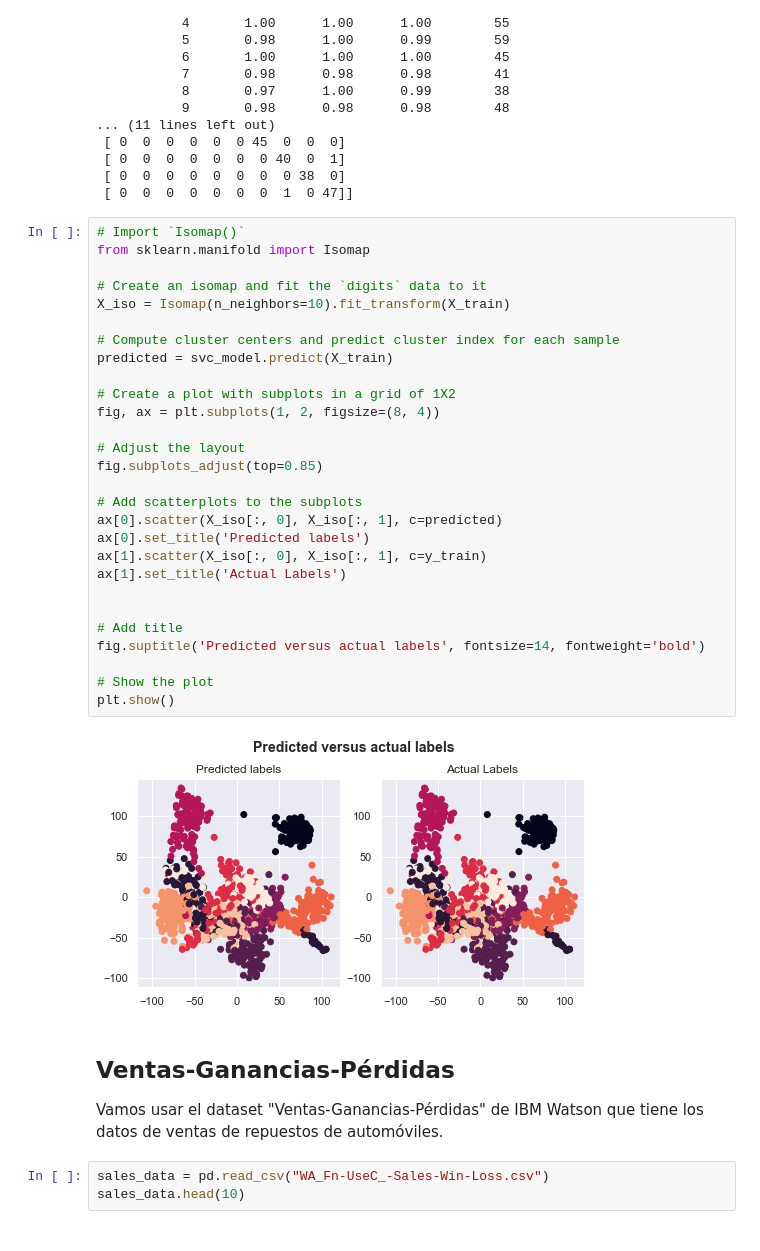
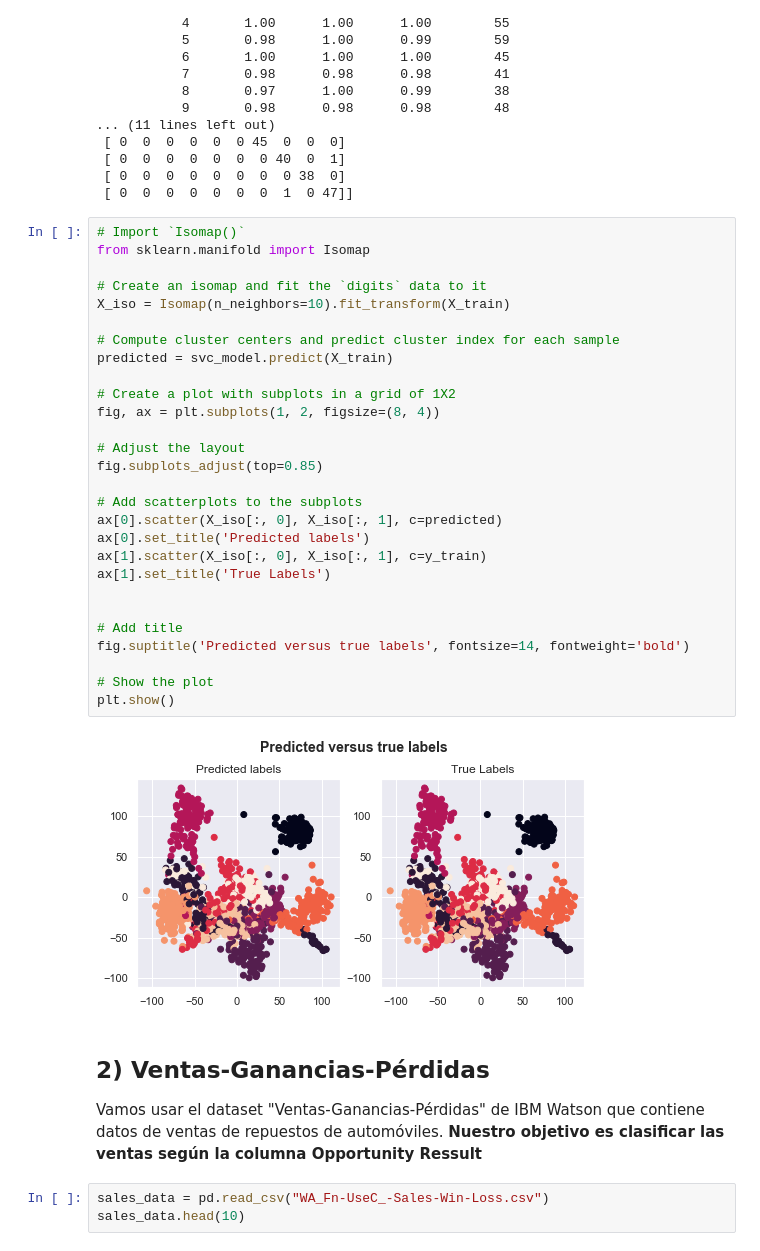
Before and after one commit to GAMES-UChile/Curso-BancoEstado, a Jupyter notebook: modulo4/modulo4.ipynb, the cells around one changed output. Cells and saved outputs as stored; diff of their text form.

```diff
--- a/modulo4/modulo4.ipynb
+++ b/modulo4/modulo4.ipynb
@@ -339,36 +342,36 @@ print(metrics.confusion_matrix(y_test, predicted))
 # %%
 # Import `Isomap()`
 from sklearn.manifold import Isomap
 
 # Create an isomap and fit the `digits` data to it
 X_iso = Isomap(n_neighbors=10).fit_transform(X_train)
 
 # Compute cluster centers and predict cluster index for each sample
 predicted = svc_model.predict(X_train)
 
 # Create a plot with subplots in a grid of 1X2
 fig, ax = plt.subplots(1, 2, figsize=(8, 4))
 
 # Adjust the layout
 fig.subplots_adjust(top=0.85)
 
 # Add scatterplots to the subplots
 ax[0].scatter(X_iso[:, 0], X_iso[:, 1], c=predicted)
 ax[0].set_title('Predicted labels')
 ax[1].scatter(X_iso[:, 0], X_iso[:, 1], c=y_train)
-ax[1].set_title('Actual Labels')
+ax[1].set_title('True Labels')
 
 
 # Add title
-fig.suptitle('Predicted versus actual labels', fontsize=14, fontweight='bold')
+fig.suptitle('Predicted versus true labels', fontsize=14, fontweight='bold')
 
 # Show the plot
 plt.show()
 # %% [output]
-[figure, old version]
+[figure, new version]
 # %% [markdown]
-## Ventas-Ganancias-Pérdidas
-Vamos usar el dataset "Ventas-Ganancias-Pérdidas" de IBM Watson que tiene los datos de ventas de repuestos de automóviles.
+## 2) Ventas-Ganancias-Pérdidas
+Vamos usar el dataset "Ventas-Ganancias-Pérdidas" de IBM Watson que contiene datos de ventas de repuestos de automóviles. **Nuestro objetivo es clasificar las ventas según la columna Opportunity Ressult**
 # %%
 sales_data = pd.read_csv("WA_Fn-UseC_-Sales-Win-Loss.csv")
 sales_data.head(10)
```
Also changed, not shown: parts of 61 cells of this notebook.
